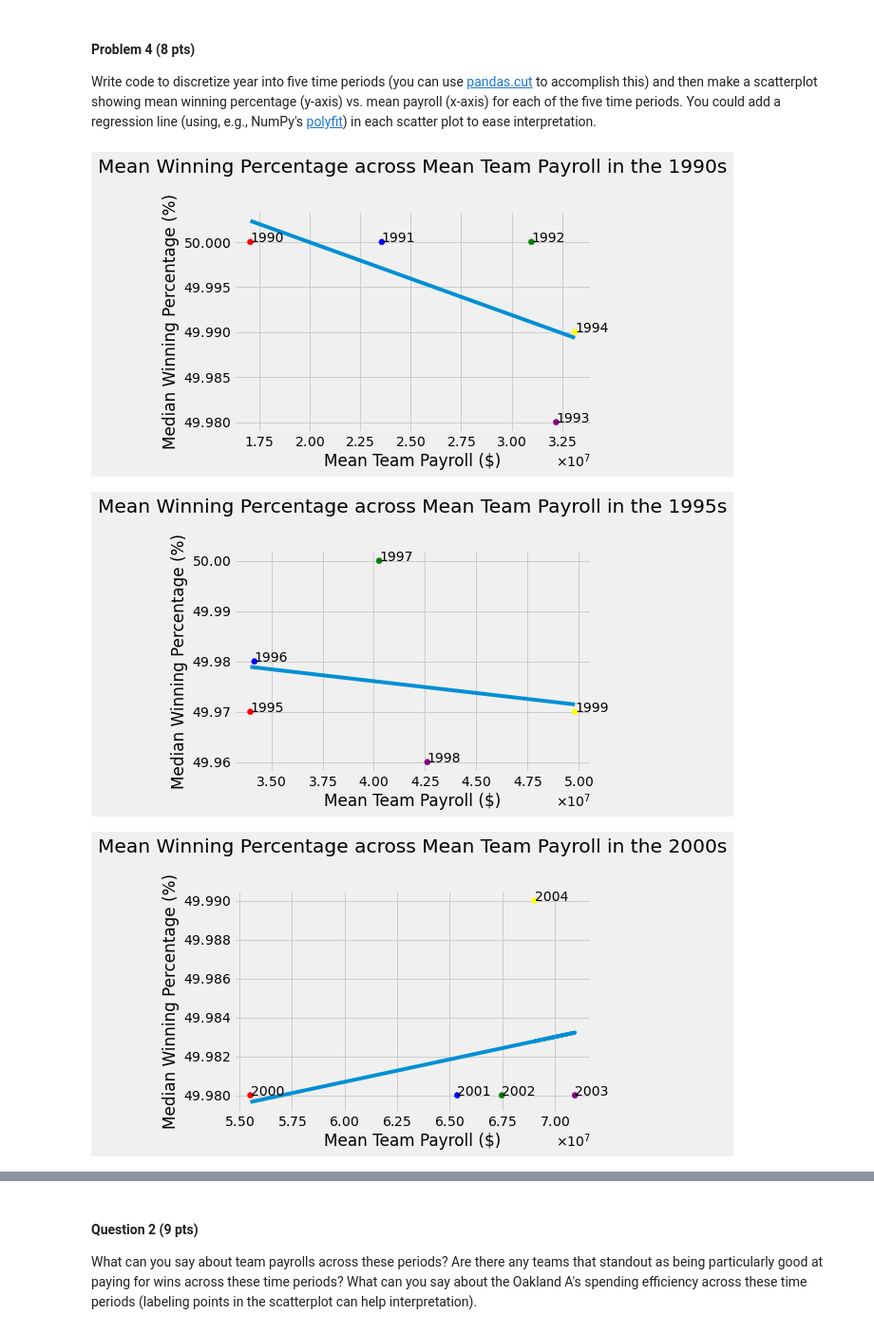
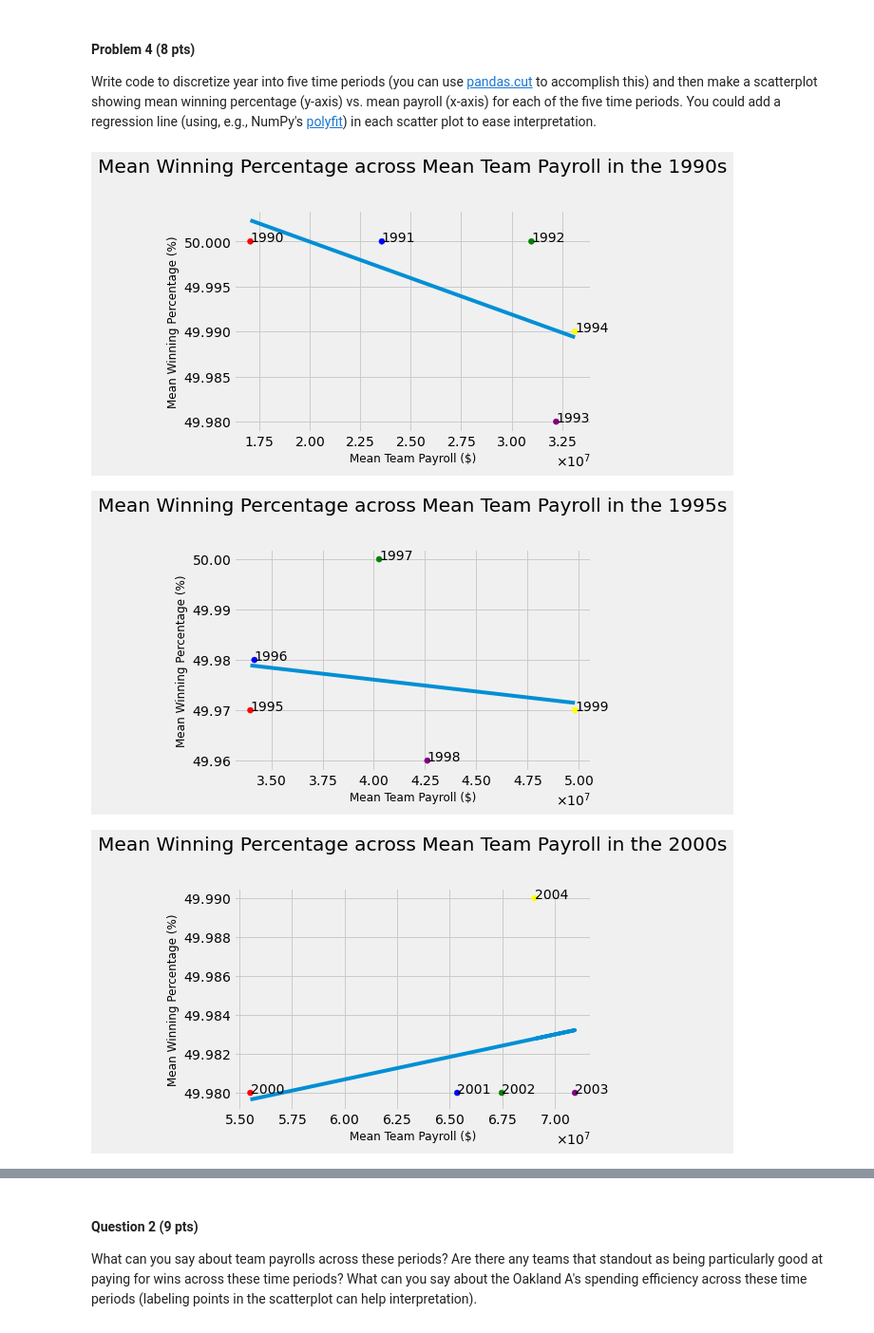
Before and after one commit to brutatoasta/320fall2022, a Jupyter notebook: project2/submit.ipynb, the cells around one changed output, grey strips where cells are left out. Shown at 95% size. Saved outputs shown, nothing was run; the diff lists cells and outputs as text; code cells hidden in the pictures.

```diff
--- a/project2/submit.ipynb
+++ b/project2/submit.ipynb
@@ -136,35 +136,35 @@ q4_df["half_decade"] = (q4_df["yearID"] //5 ) * 5
 periods = [1990, 1995, 2000, 2005, 2010]
 
 # Axes formatting stuff
 xfmt = ScalarFormatter(useMathText = True)
 xfmt.set_powerlimits((0,7))
 yfmt = ScalarFormatter(useMathText = True, useOffset=False)
 colors =['red', 'blue','green','purple','yellow']
 
 for period in periods:
     # get the slice of df for that period
     slice_df = q4_df[q4_df["half_decade"] == period]
 
     # calculate regression coeffs
     m, b = np.polyfit(slice_df["total_payroll"], slice_df["winning_percentage"], 1)
 
     # plot points
     plt.scatter(slice_df["total_payroll"], slice_df["winning_percentage"], c=colors)
     # plot regression line
     plt.plot(slice_df["total_payroll"], m* slice_df["total_payroll"] +b)
 
     # Add descriptive texts
     plt.title(f"Mean Winning Percentage across Mean Team Payroll in the {period}s", pad=40)
     plt.gca().xaxis.set_major_formatter(xfmt)
     plt.gca().yaxis.set_major_formatter(yfmt)
-    plt.xlabel("Mean Team Payroll ($)")
-    plt.ylabel("Mean Winning Percentage (%)")
+    plt.xlabel("Mean Team Payroll ($)", fontsize=12)
+    plt.ylabel("Mean Winning Percentage (%)", fontsize=12)
 
     # add annotation for each point
     for i, year in enumerate(slice_df["yearID"]):
         plt.annotate(year, (slice_df["total_payroll"].iloc[i], slice_df["winning_percentage"].iloc[i]))
     plt.show()
 # %% [output]
-[figure, old version]
+[figure, new version]
-[figure, old version]
+[figure, new version]
-[figure, old version]
+[figure, new version]
```
Also changed, not shown: parts of 12 cells of this notebook.
